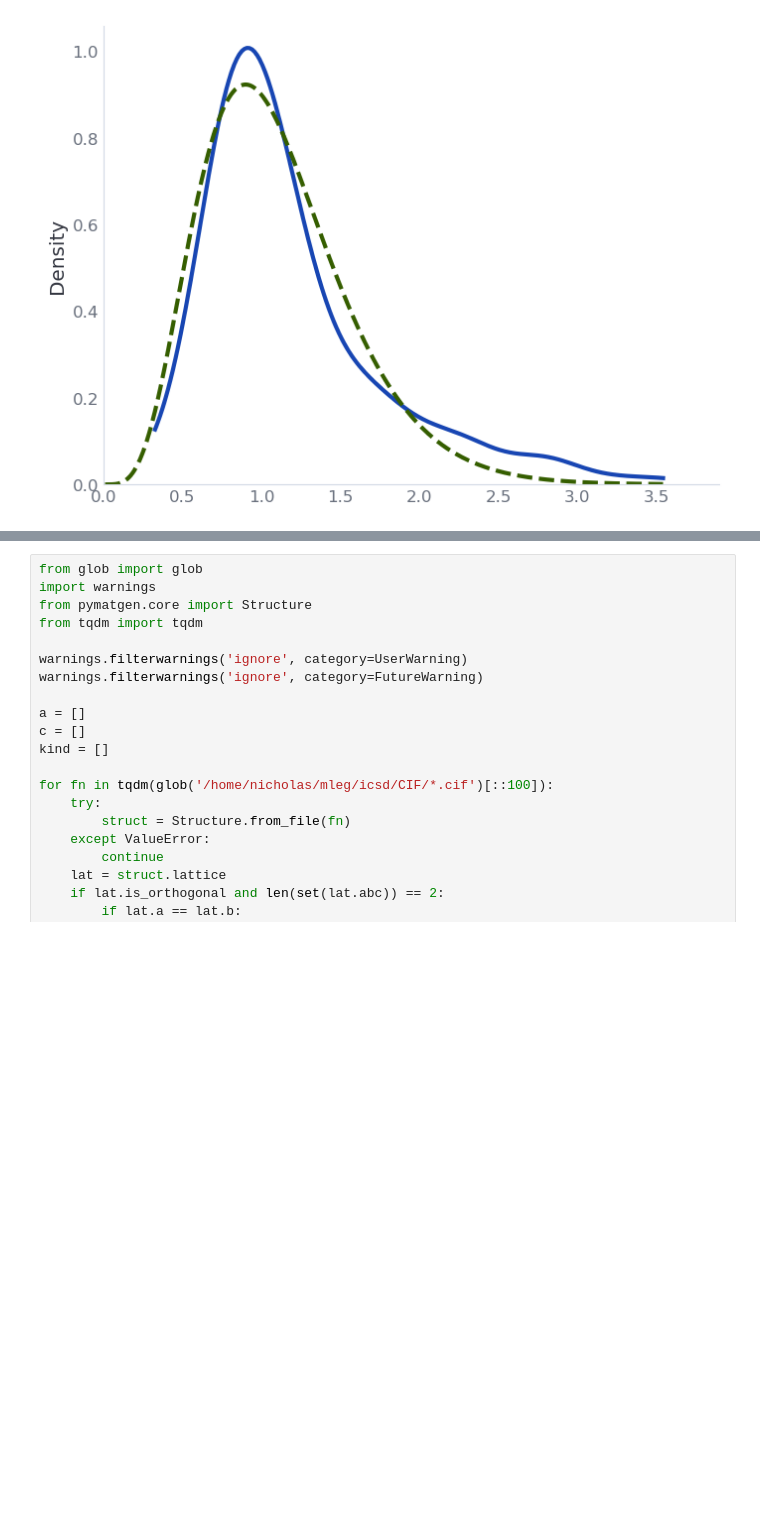
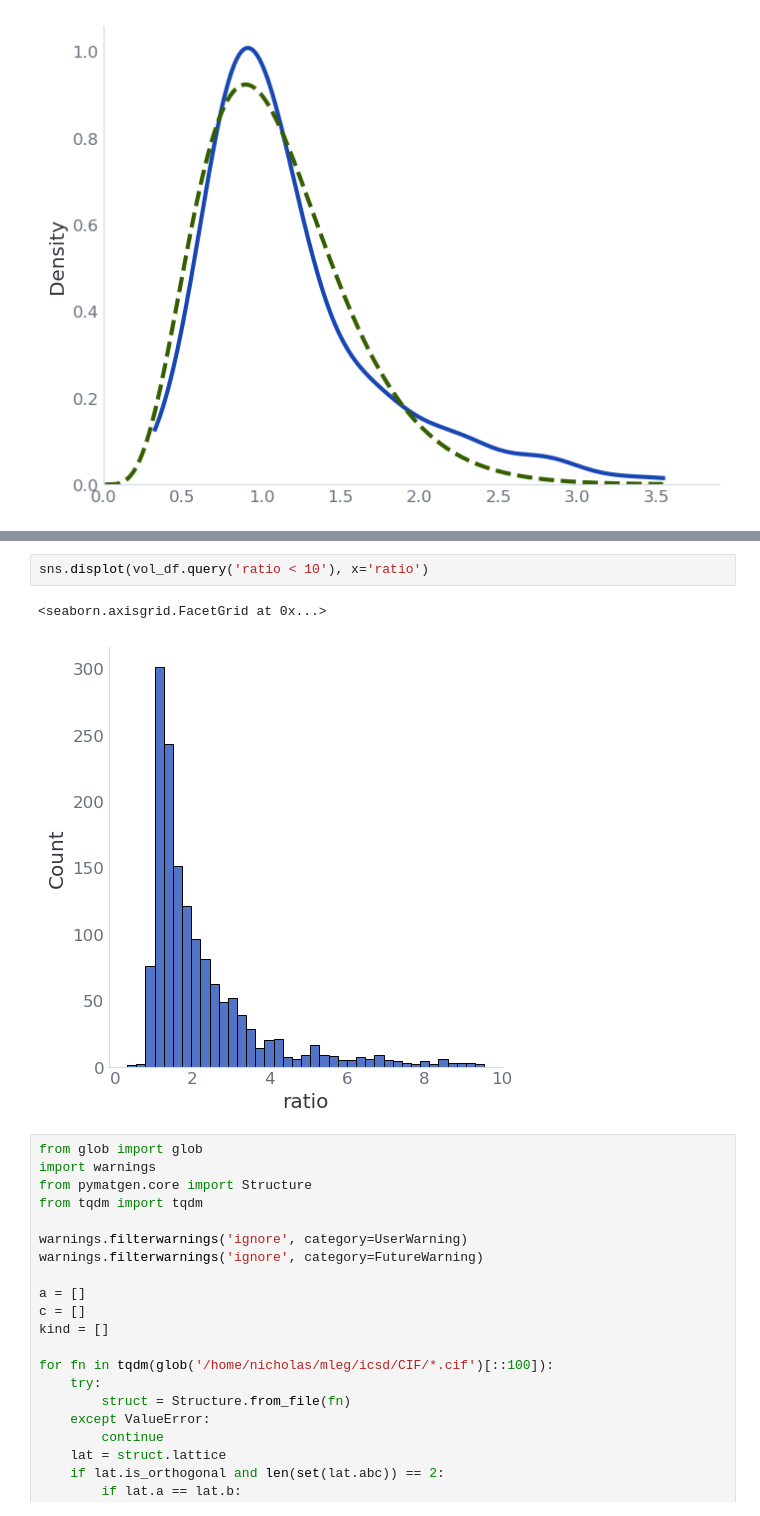
Before and after one commit to nicholas-miklaucic/baysic, a Jupyter notebook: priors.ipynb, the cells around one changed output, grey strips where cells are left out. Drawn from its saved outputs; the diff is of its cells as text; blank space fills up the shorter version.

```diff
--- a/priors.ipynb
+++ b/priors.ipynb
@@ -180,3 +245,8 @@ use_inf_as_na option is deprecated and will be removed in a future version. Conv
+# %%
+sns.displot(vol_df.query('ratio < 10'), x='ratio')
+# %% [output]
+<seaborn.axisgrid.FacetGrid at 0x...>
+[figure, added]
 # %%
 from glob import glob
 import warnings
```
Also changed, not shown: parts of 3 cells of this notebook, 9 other files.
